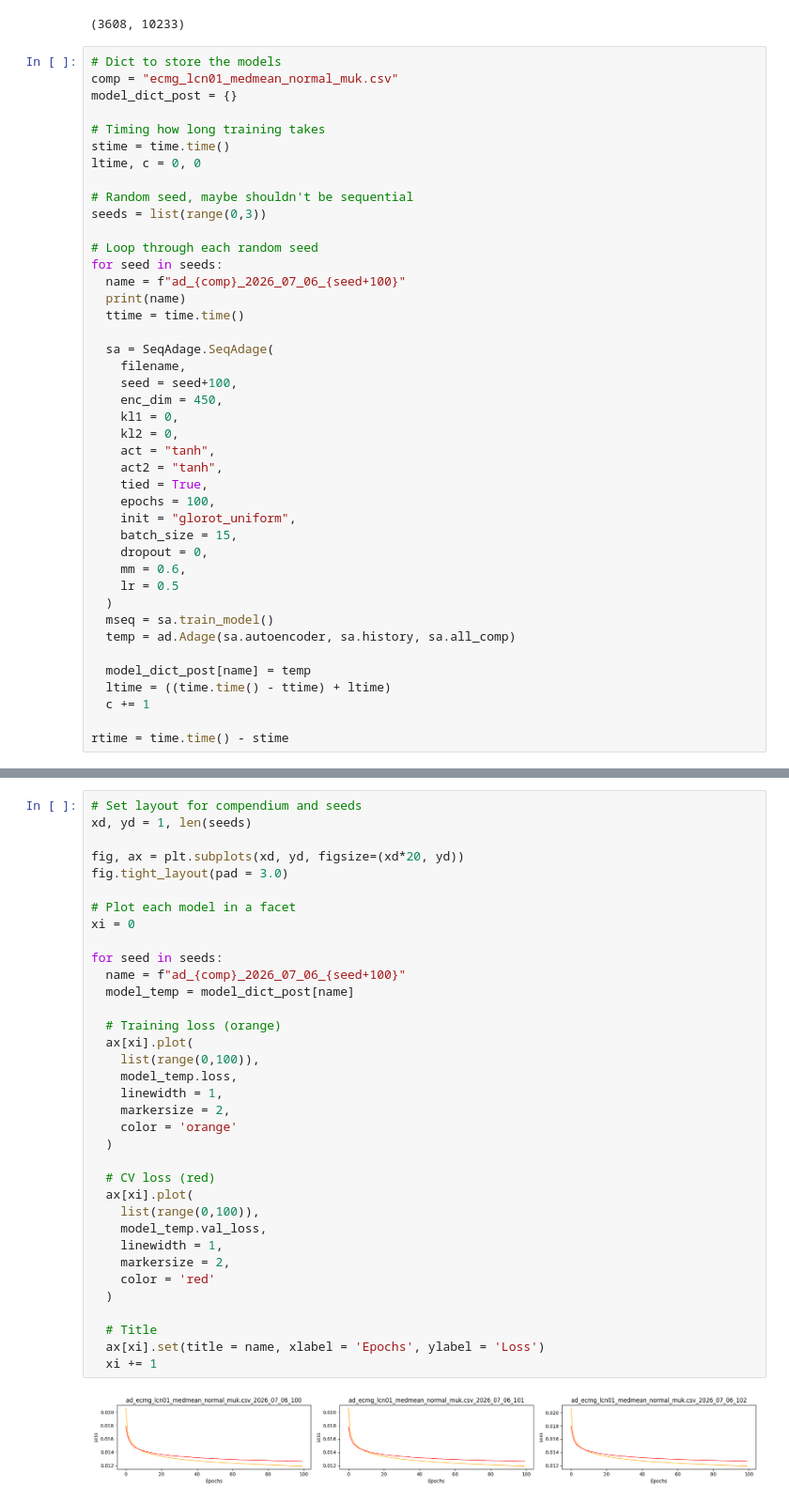
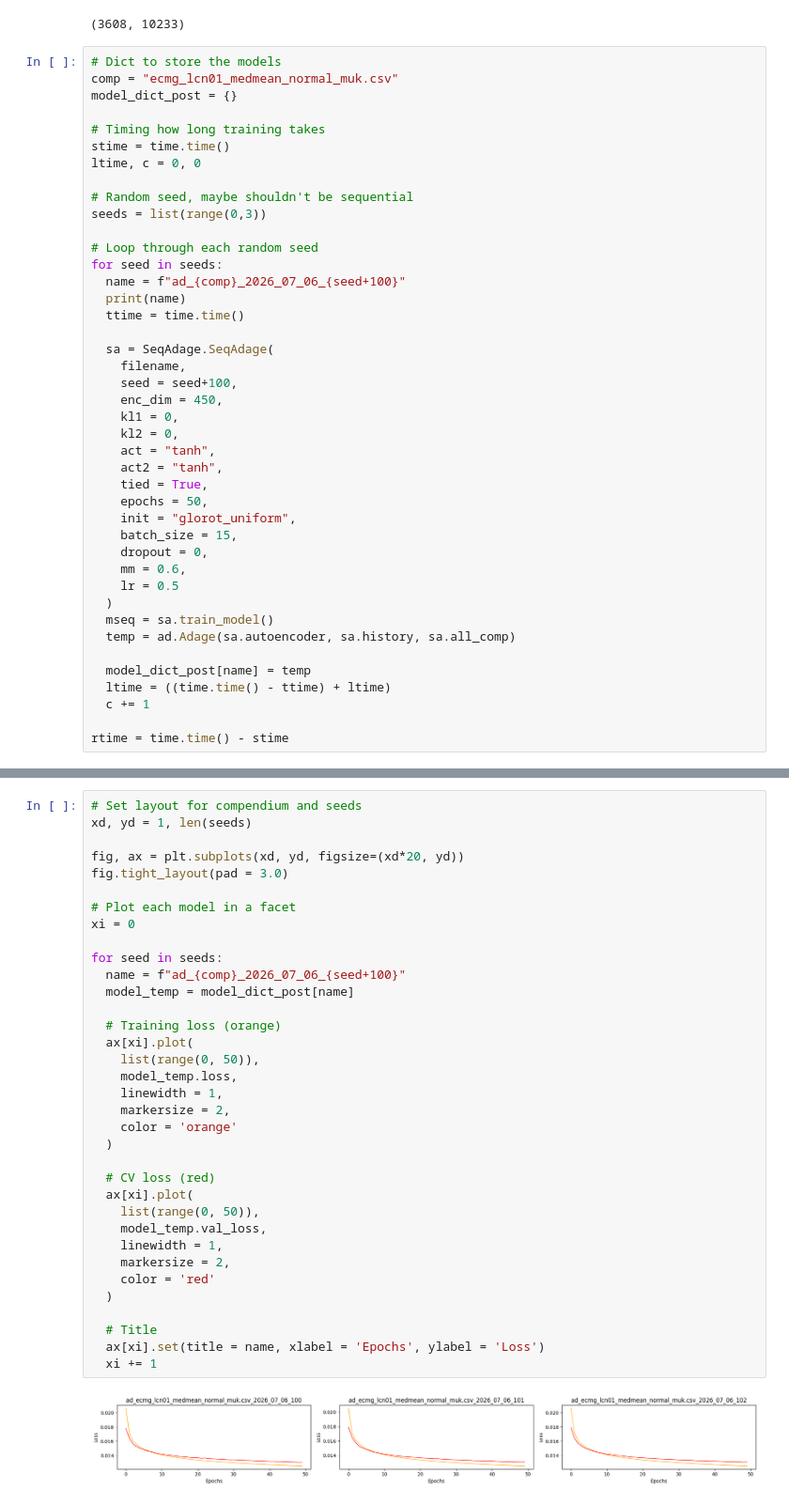
Before and after one commit to georgiadoing/seqADAGE, a Jupyter notebook: Py/muk_transfer_learning/Mukundan_sA_ecmg_tl.ipynb, the cells around one changed output, grey strips where cells are left out. Shown at 94% size. Saved outputs shown, nothing was run; the diff lists cells and outputs as text.

```diff
--- a/Py/muk_transfer_learning/Mukundan_sA_ecmg_tl.ipynb
+++ b/Py/muk_transfer_learning/Mukundan_sA_ecmg_tl.ipynb
@@ -118,7 +123,7 @@ for seed in seeds:
     act = "tanh",
     act2 = "tanh",
     tied = True,
-    epochs = 100,
+    epochs = 50,
     init = "glorot_uniform",
     batch_size = 15,
     dropout = 0,
@@ -171,34 +176,34 @@ xd, yd = 1, len(seeds)
 fig, ax = plt.subplots(xd, yd, figsize=(xd*20, yd))
 fig.tight_layout(pad = 3.0)
 
 # Plot each model in a facet
 xi = 0
 
 for seed in seeds:
   name = f"ad_{comp}_2026_07_06_{seed+100}"
   model_temp = model_dict_post[name]
 
   # Training loss (orange)
   ax[xi].plot(
-    list(range(0,100)),
+    list(range(0, 50)),
     model_temp.loss,
     linewidth = 1,
     markersize = 2,
     color = 'orange'
   )
 
   # CV loss (red)
   ax[xi].plot(
-    list(range(0,100)),
+    list(range(0, 50)),
     model_temp.val_loss,
     linewidth = 1,
     markersize = 2,
     color = 'red'
   )
 
   # Title
   ax[xi].set(title = name, xlabel = 'Epochs', ylabel = 'Loss')
   xi += 1
 # %% [output]
-[figure, old version]
+[figure, new version]
 # %% [markdown]
```
Also changed, not shown: parts of 11 cells of this notebook.
